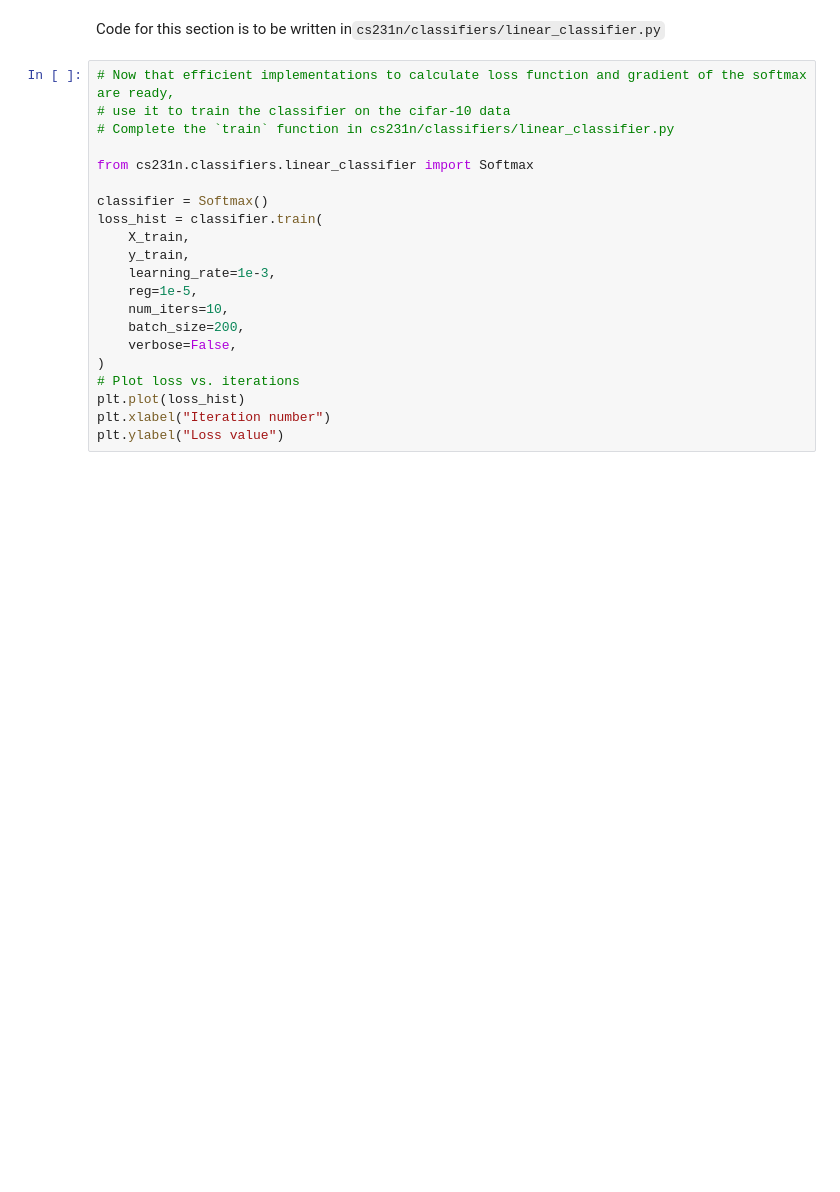
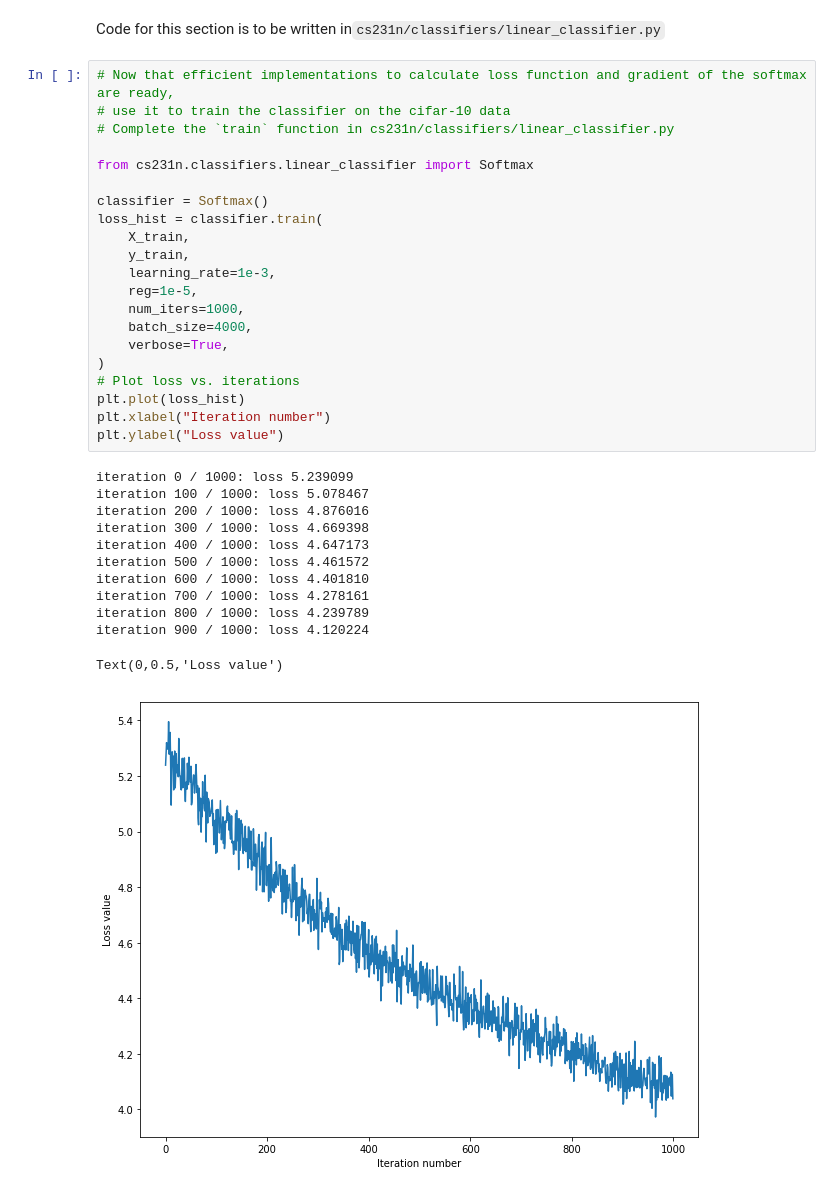
Before and after one commit to anliec/deeplearning_fall2019, a Jupyter notebook: hw1/code/assignment/1_cs231n/softmax.ipynb, the cells around one changed output. Cells and saved outputs as stored; diff of their text form; blank space fills up the shorter version.

```diff
--- a/hw1/code/assignment/1_cs231n/softmax.ipynb
+++ b/hw1/code/assignment/1_cs231n/softmax.ipynb
@@ -92,24 +95,37 @@ Code for this section is to be written in`cs231n/classifiers/linear_classifier.p
 # %%
 # Now that efficient implementations to calculate loss function and gradient of the softmax are ready,
 # use it to train the classifier on the cifar-10 data
 # Complete the `train` function in cs231n/classifiers/linear_classifier.py
 
 from cs231n.classifiers.linear_classifier import Softmax
 
 classifier = Softmax()
 loss_hist = classifier.train(
     X_train,
     y_train,
     learning_rate=1e-3,
     reg=1e-5,
-    num_iters=10,
-    batch_size=200,
-    verbose=False,
+    num_iters=1000,
+    batch_size=4000,
+    verbose=True,
 )
 # Plot loss vs. iterations
 plt.plot(loss_hist)
 plt.xlabel("Iteration number")
 plt.ylabel("Loss value")
+# %% [output]
+iteration 0 / 1000: loss 5.239099
+iteration 100 / 1000: loss 5.078467
+iteration 200 / 1000: loss 4.876016
+iteration 300 / 1000: loss 4.669398
+iteration 400 / 1000: loss 4.647173
+iteration 500 / 1000: loss 4.461572
+iteration 600 / 1000: loss 4.401810
+iteration 700 / 1000: loss 4.278161
+iteration 800 / 1000: loss 4.239789
+iteration 900 / 1000: loss 4.120224
+Text(0,0.5,'Loss value')
+[figure, added]
 # %%
 # Complete the `predict` function in cs231n/classifiers/linear_classifier.py
 # Evaluate on test set
```
Also changed, not shown: parts of 4 cells of this notebook, 4 other files.
